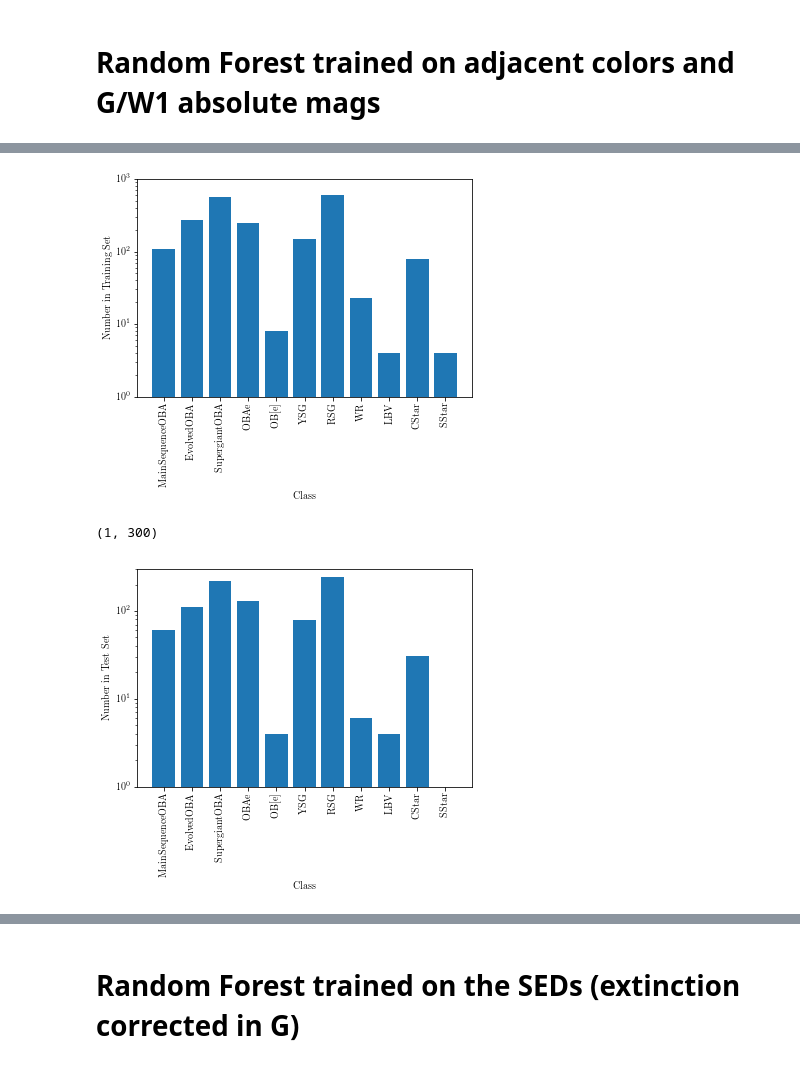
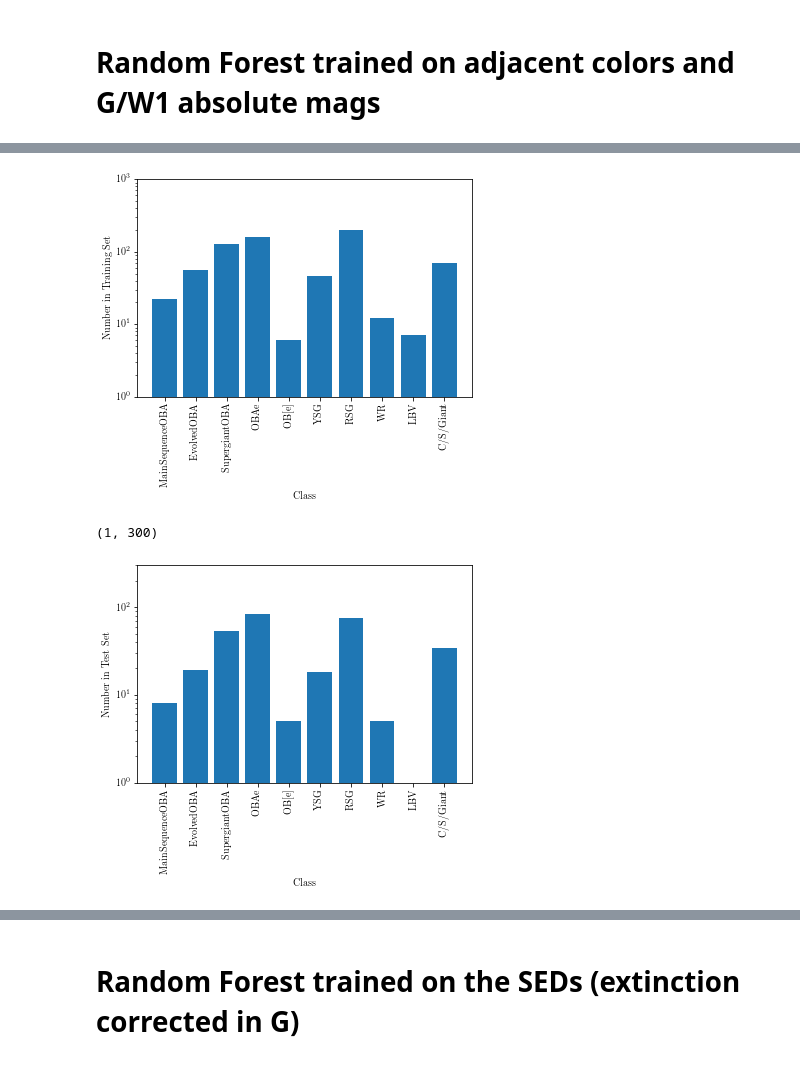
Before and after one commit to tzdwi/GaiaSprintMassive, a Jupyter notebook: WISE/code/machine_learning.ipynb, the cells around one changed output, grey strips where cells are left out. Saved outputs shown, nothing was run; the diff lists cells and outputs as text; code cells hidden in the pictures.

Commit message:
omg so much stuff. Kernel PCA, coarse classifications, timescale plots

```diff
--- a/WISE/code/machine_learning.ipynb
+++ b/WISE/code/machine_learning.ipynb
@@ -139,7 +88,7 @@ plt.savefig('confusion_colors_only.pdf');
 X_train, X_test, y_train, y_test = train_test_split(
     X, y, test_size=0.3, random_state=np.random.randint(1))
 
-params = {'max_depth': [2,3,4,5,6,7,8,9,10,None],'n_estimators':np.arange(10,110,10),
+params = {'max_depth': [2,3,4,5,6,7,8,9,10,None],'n_estimators':np.arange(70,140,10),
          'max_features': ['sqrt','log2',None]}
 
 grid = GridSearchCV(RandomForestClassifier(n_jobs=-1), params, cv=4)
@@ -155,7 +104,11 @@ print('max_features set to :')
 print(max_features)
 print('and n_estimators set to :')
 print(n_estimators)
-forrest.fit(X,y)
+forrest.fit(X_train,y_train)
 y_check_RF = forrest.predict(X_test)
+
+fig,ax = plot_confusion_matrix(y_test, y_check_RF,classes=classes,normalize=True);
+fig.dpi = 300
+plt.savefig('confusion_RF.pdf');
 # %% [output]
 Random Forrest with max_depth set to :
@@ -174,0 +153,21 @@ plt.savefig('confusion_colors_RF.pdf');
+# %%
+#Let's throw out classes that we don't care about/aren't specific enough, plus binaries
+good = pd.read_csv('../data/bright_sample/massive.csv.gz')
+variability_df = pd.read_csv('first_order_statistics.csv')
+timescale_df = pd.read_csv('timescales.csv')
+classification_df = pd.read_csv('classifications.csv')
+joined = good.merge(classification_df,on='source_id')
+joined = joined.merge(variability_df,left_on='designation',right_on='WISE_Designation')
+joined = joined.merge(timescale_df,left_on='designation',right_on='WISE_Designation')
+training_indices = np.array([c not in np.array(['Misc. Variable','OBA','Unknown/Candidate'])
+ for c in joined['Class'].values]) & np.array([i == 0 for i in joined['IsBinary'].values]) & (joined['J-H'] < 2)
+training_data = joined[training_indices].fillna(0).reset_index()
+
+#Our features will be color and G/W1 magnitude.
+X_var = training_data[['W1chi2red','W2chi2red','W1-W2chi2red','W1_EWM','W2_EWM','W1-W2_EWM','W1_Nzeroes',
+       'W1_meanDt', 'W1_stdDt', 'W2_Nzeroes', 'W2_meanDt','W2_stdDt','W1-W2_Nzeroes',
+       'W1-W2_meanDt', 'W1-W2_stdDt']]
+X_var = pd.concat([X,X_var],axis=1).reset_index(drop=True)
+y_var = y.copy().reset_index(drop=True)
+
+X_var
@@ -175,10 +188,6 @@ plt.savefig('confusion_colors_RF.pdf');
 # %%
-X[['W1chi2red','W2chi2red','W1-W2chi2red','W1_EWM','W2_EWM','W1-W2_EWM']] = training_data[[
-   'W1chi2red','W2chi2red','W1-W2chi2red','W1_EWM','W2_EWM','W1-W2_EWM']]
-
 X_train, X_test, y_train, y_test = train_test_split(
-    X, y, test_size=0.3, random_state=np.random.randint(1))
-
+    X_var, y_var, test_size=0.3, random_state=np.random.randint(1))
 params = {'max_depth': [2,3,4,5,6,7,8,9,10,None],'n_estimators':np.arange(10,110,10),
          'max_features': ['sqrt','log2',None]}
 
@@ -196,5 +205,9 @@ print('max_features set to :')
 print(max_features)
 print('and n_estimators set to :')
 print(n_estimators)
-forrest.fit(X,y)
+forrest.fit(X_train,y_train)
 y_check_RF_var = forrest.predict(X_test)
+
+fig,ax = plot_confusion_matrix(y_test, y_check_RF_var,classes=classes,normalize=True);
+fig.dpi = 300
+plt.savefig('confusion_variability_RF.pdf');
@@ -220,7 +215,7 @@ plt.savefig('confusion_variability_RF.pdf');
 #How many of each class are there in the training and test set?
 num_input = []
 test_classes = ['MainSequenceOBA','EvolvedOBA','SupergiantOBA','OBAe','OB[e]','YSG',
-                   'RSG','WR','LBV','CStar','SStar']
+                   'RSG','WR','LBV','C/S/Giant']
 for test_class in test_classes:
     num = len(y_train[y_train == test_class])
     num_input.append(num)
@@ -231,22 +226,22 @@ plt.xlabel('Class')
 plt.ylabel('Number in Training Set')
 plt.ylim(1,1000);
 # %% [output]
-[figure, old version]
+[figure, new version]
 # %%
 #How many of each class are there in the training and test set?
 num_input = []
 for test_class in test_classes:
     num = len(y_test[y_test == test_class])
     num_input.append(num)
 plt.bar(np.arange(len(test_classes)),num_input)
 plt.yscale('log')
 plt.xticks(ticks=np.arange(len(test_classes)),labels=test_classes,rotation='vertical');
 plt.xlabel('Class')
 plt.ylabel('Number in Test Set')
-plt.ylim(1,300)
+plt.ylim(0.1,300)
 # %% [output]
 (1, 300)
-[figure, old version]
+[figure, new version]
 # %%
 unknown_indices = [c in np.array(['Misc. Variable','OBA','Unknown/Candidate'])
  for c in joined['Class']]
```
Also changed, not shown: parts of 32 cells of this notebook, 21 other files.
